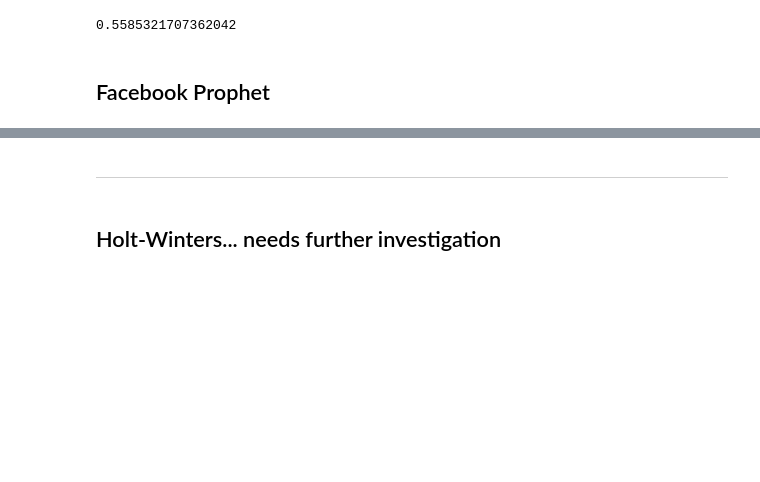
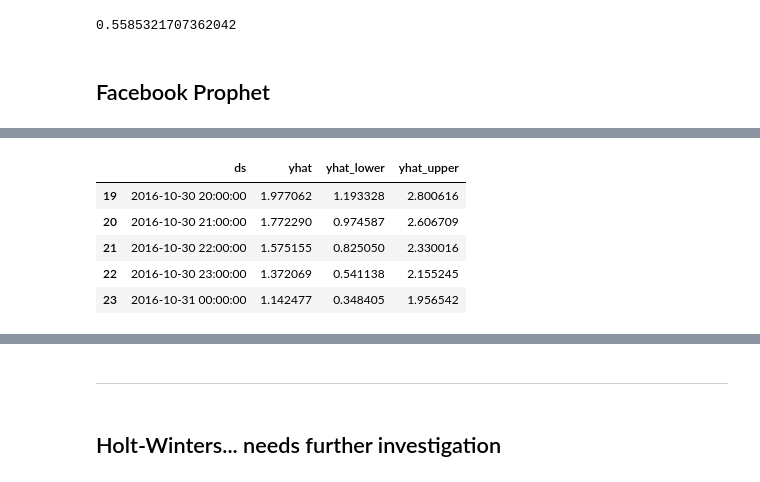
Before and after one commit to kzhao682/Smart_Energy_Consumption, a Jupyter notebook: 02_Time_Series_Analysis.ipynb, the cells around one changed output, grey strips where cells are left out. Cells and saved outputs as stored; diff of their text form; code cells hidden in the pictures; blank space fills up the shorter version.

```diff
--- a/02_Time_Series_Analysis.ipynb
+++ b/02_Time_Series_Analysis.ipynb
@@ -510,0 +477,10 @@ ImportError: No module named 'fbprophet'
+# %%
+forecast = prophet.predict(future)
+forecast[['ds', 'yhat', 'yhat_lower','yhat_upper']].tail()
+# %% [output]
+|  | ds | yhat | yhat_lower | yhat_upper |
+| 19 | 2016-10-30 20:00:00 | 1.977062 | 1.193328 | 2.800616 |
+| 20 | 2016-10-30 21:00:00 | 1.772290 | 0.974587 | 2.606709 |
+| 21 | 2016-10-30 22:00:00 | 1.575155 | 0.825050 | 2.330016 |
+| 22 | 2016-10-30 23:00:00 | 1.372069 | 0.541138 | 2.155245 |
+| 23 | 2016-10-31 00:00:00 | 1.142477 | 0.348405 | 1.956542 |
```
Also changed, not shown: parts of 55 cells of this notebook, 5 other files.
